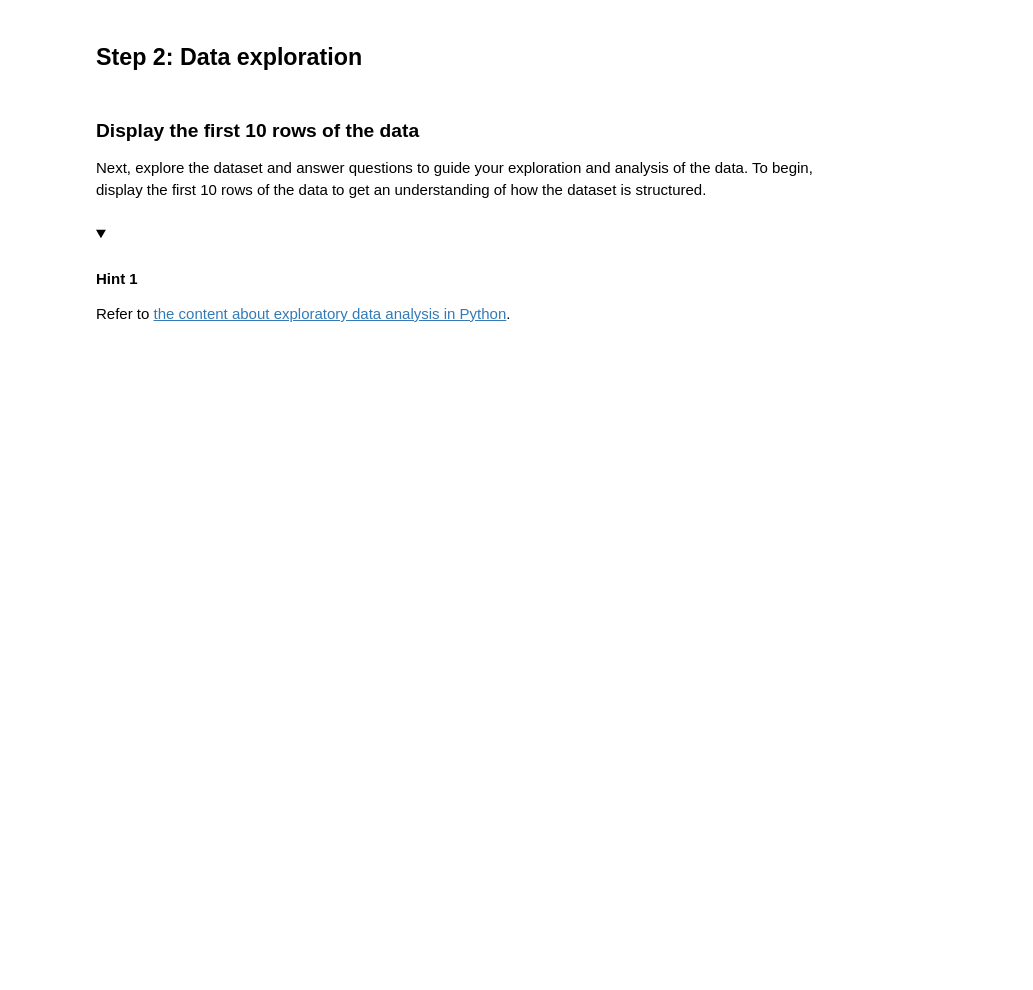
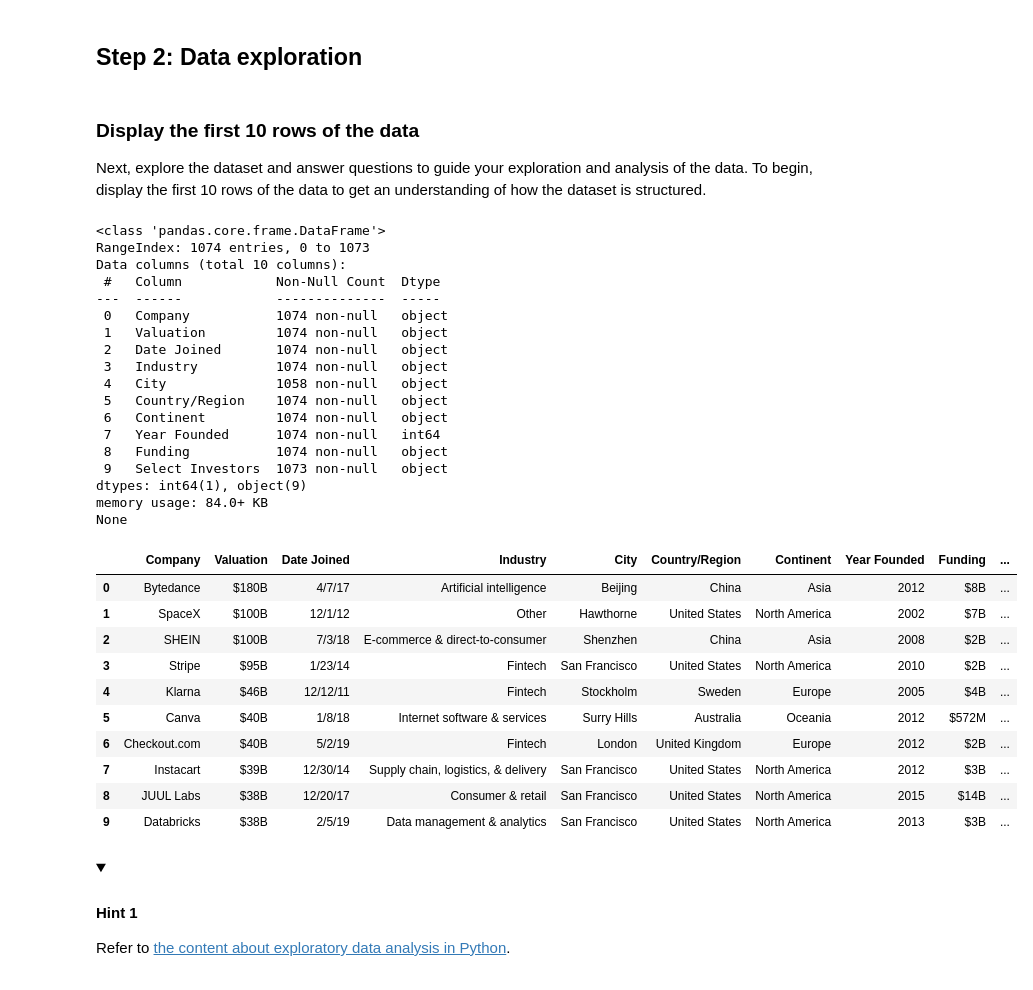
Before and after one commit to dianario/google_advanced_data_analytics, a Jupyter notebook: eda_lab2/Activity_Discover_what_is_in_your_dataset.ipynb, the cells around one changed output. Saved outputs shown, nothing was run; the diff lists cells and outputs as text; code cells hidden in the pictures; folded sections open; blank space fills up the shorter version.

```diff
--- a/eda_lab2/Activity_Discover_what_is_in_your_dataset.ipynb
+++ b/eda_lab2/Activity_Discover_what_is_in_your_dataset.ipynb
@@ -58,8 +36,38 @@ Use the `read_csv()` function from the `pandas` library.
 Next, explore the dataset and answer questions to guide your exploration and analysis of the data. To begin, display the first 10 rows of the data to get an understanding of how the dataset is structured.
 # %%
 # Display the first 10 rows of the data
-
-### YOUR CODE HERE ###
+print(companies.info())
+companies.head(10)
+# %% [output]
+<class 'pandas.core.frame.DataFrame'>
+RangeIndex: 1074 entries, 0 to 1073
+Data columns (total 10 columns):
+ #   Column            Non-Null Count  Dtype
+---  ------            --------------  -----
+ 0   Company           1074 non-null   object
+ 1   Valuation         1074 non-null   object
+ 2   Date Joined       1074 non-null   object
+ 3   Industry          1074 non-null   object
+ 4   City              1058 non-null   object
+ 5   Country/Region    1074 non-null   object
+ 6   Continent         1074 non-null   object
+ 7   Year Founded      1074 non-null   int64
+ 8   Funding           1074 non-null   object
+ 9   Select Investors  1073 non-null   object
+dtypes: int64(1), object(9)
+memory usage: 84.0+ KB
+None
+|  | Company | Valuation | Date Joined | Industry | City | Country/Region | Continent | Year Founded | Funding | ... |
+| 0 | Bytedance | $180B | 4/7/17 | Artificial intelligence | Beijing | China | Asia | 2012 | $8B | ... |
+| 1 | SpaceX | $100B | 12/1/12 | Other | Hawthorne | United States | North America | 2002 | $7B | ... |
+| 2 | SHEIN | $100B | 7/3/18 | E-commerce & direct-to-consumer | Shenzhen | China | Asia | 2008 | $2B | ... |
+| 3 | Stripe | $95B | 1/23/14 | Fintech | San Francisco | United States | North America | 2010 | $2B | ... |
+| 4 | Klarna | $46B | 12/12/11 | Fintech | Stockholm | Sweden | Europe | 2005 | $4B | ... |
+| 5 | Canva | $40B | 1/8/18 | Internet software & services | Surry Hills | Australia | Oceania | 2012 | $572M | ... |
+| 6 | Checkout.com | $40B | 5/2/19 | Fintech | London | United Kingdom | Europe | 2012 | $2B | ... |
+| 7 | Instacart | $39B | 12/30/14 | Supply chain, logistics, & delivery | San Francisco | United States | North America | 2012 | $3B | ... |
+| 8 | JUUL Labs | $38B | 12/20/17 | Consumer & retail | San Francisco | United States | North America | 2015 | $14B | ... |
+| 9 | Databricks | $38B | 2/5/19 | Data management & analytics | San Francisco | United States | North America | 2013 | $3B | ... |
 # %% [markdown]
 <details>
   <summary><h4><strong>Hint 1</strong></h4></summary>
```
Also changed, not shown: parts of 32 cells of this notebook.
